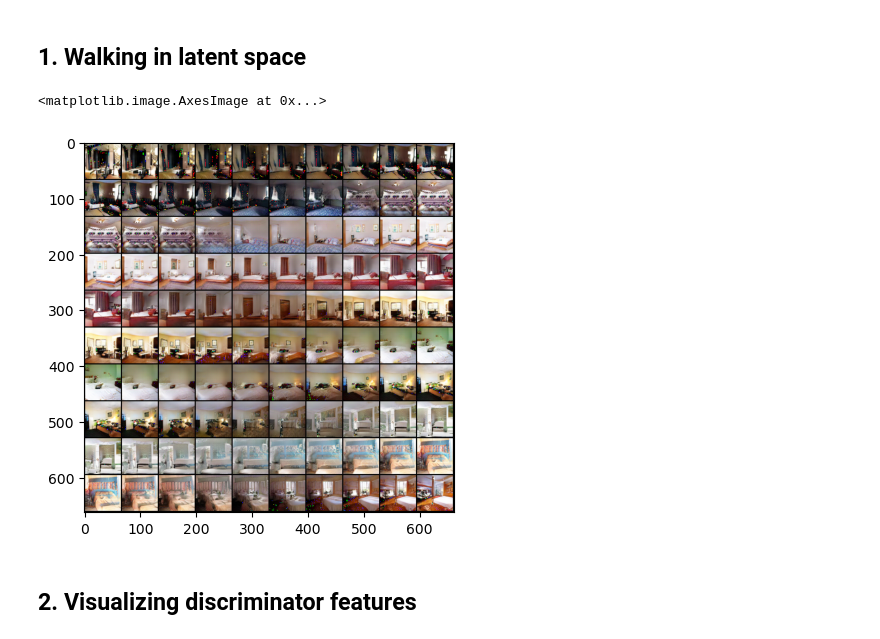
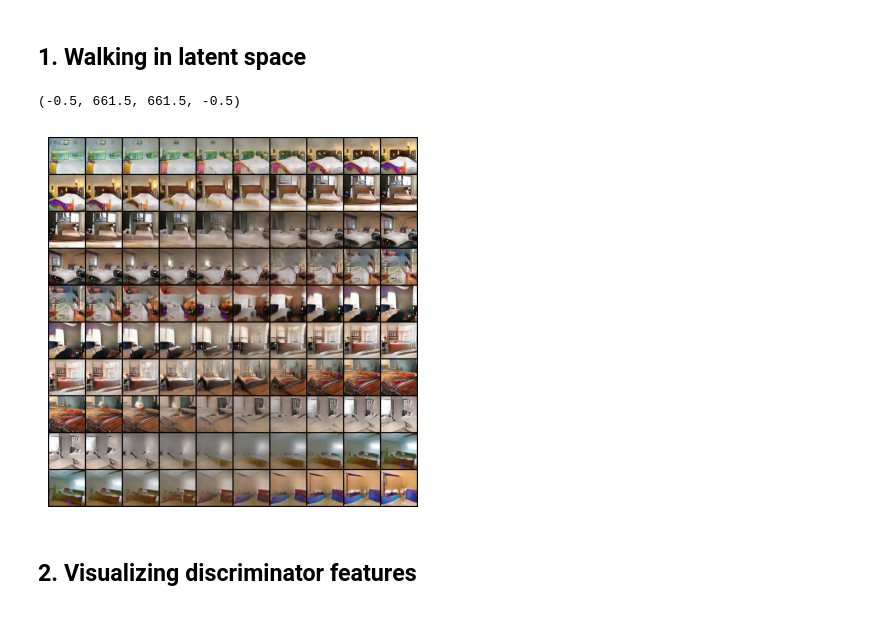
Before and after one commit to danhugo/DCGAN, a Jupyter notebook: notebooks/experiment.ipynb, the cells around one changed output. Drawn from its saved outputs; the diff is of its cells as text; code cells hidden in the pictures.

Commit message:
experiment on lsun dcgan

```diff
--- a/notebooks/experiment.ipynb
+++ b/notebooks/experiment.ipynb
@@ -19,29 +19,30 @@ from src.utils.visualization import create_grid_image
 # %%
 torch.manual_seed(2405)
 # noise
 num_noise = 11
 noises = torch.randn(num_noise, 100)
 G = Generator(ngf=128)
 try:
-    G.load_state_dict(torch.load(os.path.join(BASE_DIR,'models/LSUN/gen_params_10.pth')))
+    G.load_state_dict(torch.load(os.path.join(BASE_DIR,'models/LSUN/gen_params_2.pth')))
 except FileNotFoundError:
     print("Not exist model params. You can train model with LSUN dataset or get pretrained param from this link: https://drive.google.com/file/d/16hnQmRKY4x3gPFI2lxydqAtakmnfVISm/view?usp=sharing")
 
 
 interpolated_list = []
 # interpolation between 2 noise point
 with torch.no_grad():
     for i in range(num_noise - 1):
         z1, z2 = noises[i], noises[i+1]
         for coef in np.linspace(0,1,10):
             interpolated = (1 - coef) * z1 + coef * z2
             interpolated_list.append(interpolated)
 
 images = G(torch.stack(interpolated_list))
-grid_image = create_grid_image(images=images, num_row=10, save=True, path_to_save=os.path.join(BASE_DIR,'reports/LSUN/interpolated.png'))
+grid_image = create_grid_image(images=images, nimage_row=10, save=True, path_to_save=os.path.join(BASE_DIR,'reports/LSUN/interpolated.png'))
 plt.imshow(grid_image)
+plt.axis('off')
 # %% [output]
-<matplotlib.image.AxesImage at 0x...>
+(-0.5, 661.5, 661.5, -0.5)
-[figure, old version]
+[figure, new version]
 # %% [markdown]
 ## 2. Visualizing discriminator features
```
Also changed, not shown: parts of 9 cells of this notebook, 18 other files.
